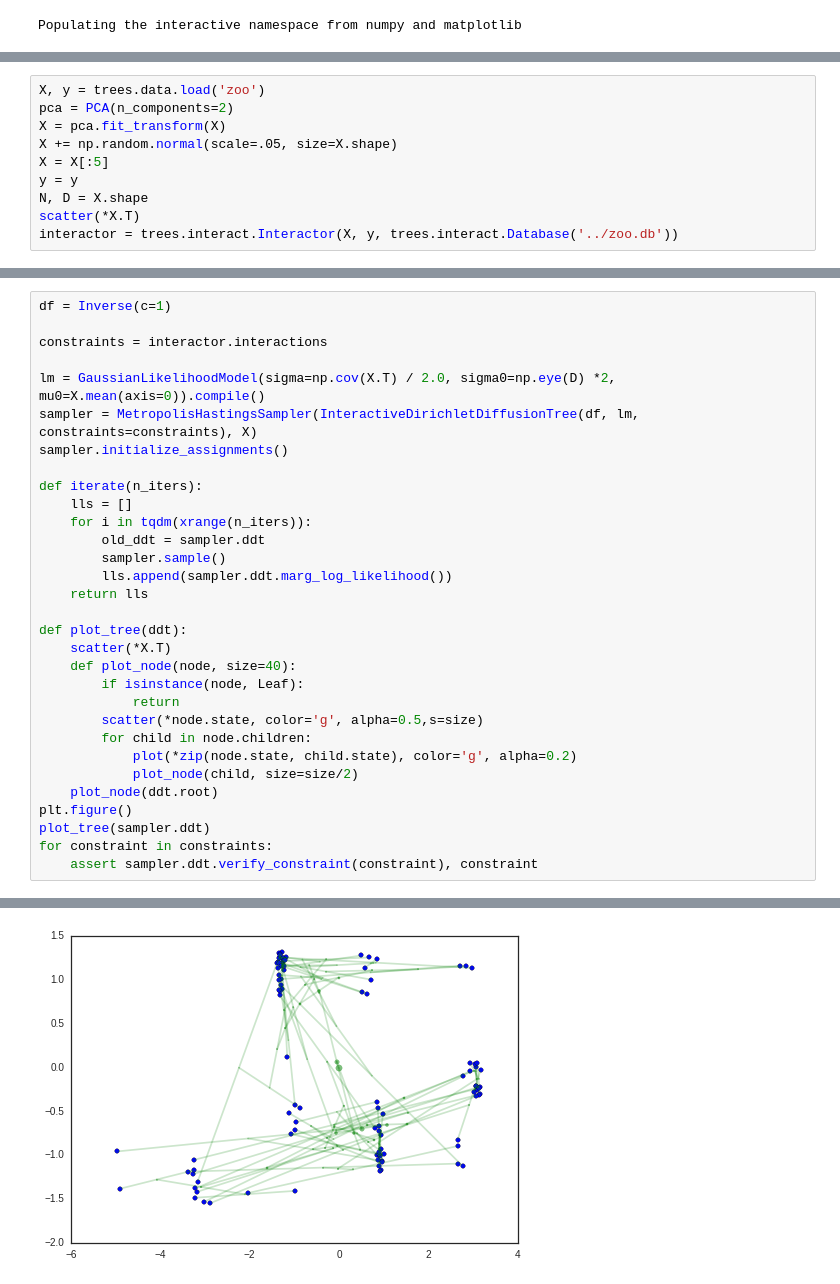
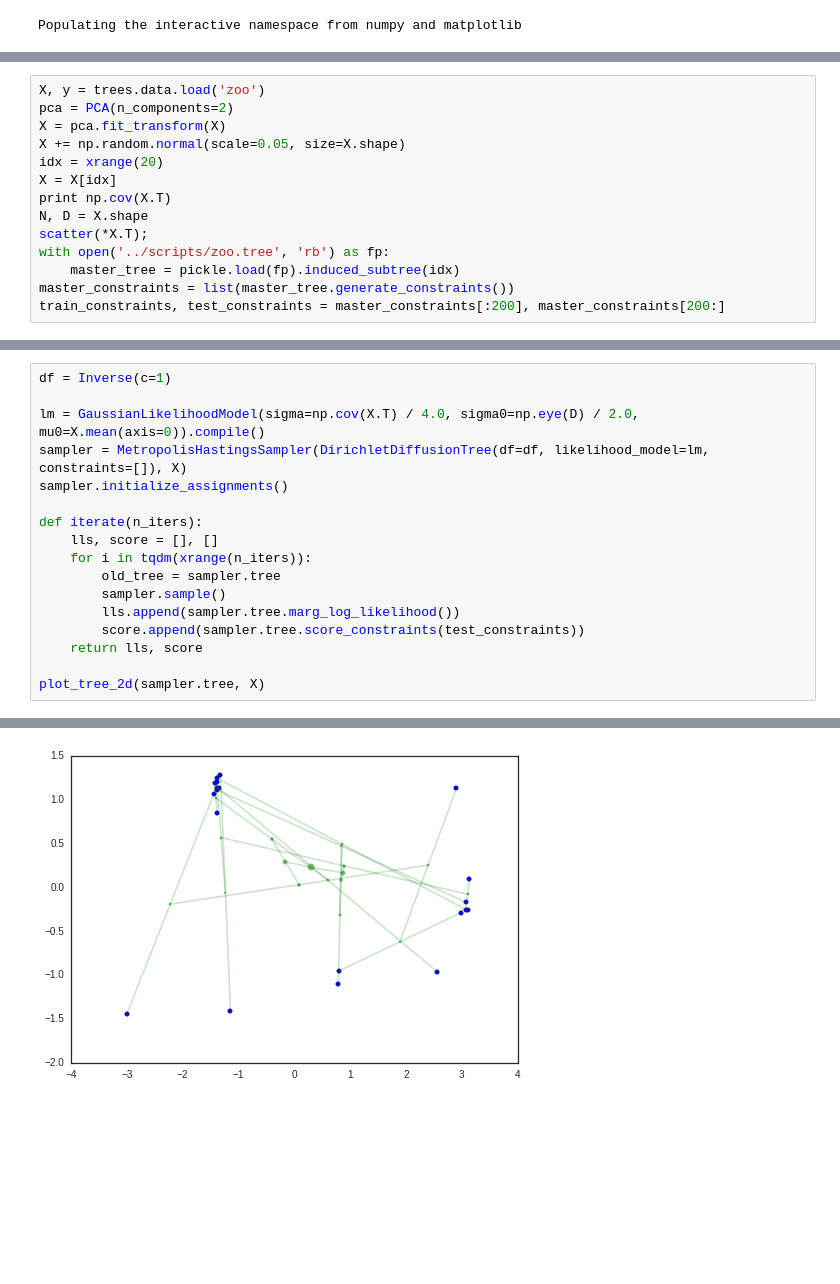
Before and after one commit to sharadmv/trees, a Jupyter notebook: experiments/iDDT Demo.ipynb, the cells around one changed output, grey strips where cells are left out. Drawn from its saved outputs; the diff is of its cells as text; blank space fills up the shorter version.

```diff
--- a/experiments/iDDT Demo.ipynb
+++ b/experiments/iDDT Demo.ipynb
@@ -18,10 +24,14 @@ from sklearn.decomposition import PCA
 X, y = trees.data.load('zoo')
 pca = PCA(n_components=2)
 X = pca.fit_transform(X)
-X += np.random.normal(scale=.05, size=X.shape)
-X = X[:5]
-y = y
+X += np.random.normal(scale=0.05, size=X.shape)
+idx = xrange(20)
+X = X[idx]
+print np.cov(X.T)
 N, D = X.shape
-scatter(*X.T)
-interactor = trees.interact.Interactor(X, y, trees.interact.Database('../zoo.db'))
+scatter(*X.T);
+with open('../scripts/zoo.tree', 'rb') as fp:
+    master_tree = pickle.load(fp).induced_subtree(idx)
+master_constraints = list(master_tree.generate_constraints())
+train_constraints, test_constraints = master_constraints[:200], master_constraints[200:]
 # %% [output]
@@ -29,34 +41,20 @@ interactor = trees.interact.Interactor(X, y, trees.interact.Database('../zoo.db'
 # %%
 df = Inverse(c=1)
 
-constraints = interactor.interactions
-
-lm = GaussianLikelihoodModel(sigma=np.cov(X.T) / 2.0, sigma0=np.eye(D) *2, mu0=X.mean(axis=0)).compile()
-sampler = MetropolisHastingsSampler(InteractiveDirichletDiffusionTree(df, lm, constraints=constraints), X)
+lm = GaussianLikelihoodModel(sigma=np.cov(X.T) / 4.0, sigma0=np.eye(D) / 2.0, mu0=X.mean(axis=0)).compile()
+sampler = MetropolisHastingsSampler(DirichletDiffusionTree(df=df, likelihood_model=lm, constraints=[]), X)
 sampler.initialize_assignments()
 
 def iterate(n_iters):
-    lls = []
+    lls, score = [], []
     for i in tqdm(xrange(n_iters)):
-        old_ddt = sampler.ddt
+        old_tree = sampler.tree
         sampler.sample()
-        lls.append(sampler.ddt.marg_log_likelihood())
-    return lls
+        lls.append(sampler.tree.marg_log_likelihood())
+        score.append(sampler.tree.score_constraints(test_constraints))
+    return lls, score
 
-def plot_tree(ddt):
-    scatter(*X.T)
-    def plot_node(node, size=40):
-        if isinstance(node, Leaf):
-            return
-        scatter(*node.state, color='g', alpha=0.5,s=size)
-        for child in node.children:
-            plot(*zip(node.state, child.state), color='g', alpha=0.2)
-            plot_node(child, size=size/2)
-    plot_node(ddt.root)
-plt.figure()
-plot_tree(sampler.ddt)
-for constraint in constraints:
-    assert sampler.ddt.verify_constraint(constraint), constraint
+plot_tree_2d(sampler.tree, X)
 # %% [output]
 INFO:root:Compiling <Inverse> object...
 INFO:root:Done compiling <Inverse> object.
@@ -65 +65 @@ INFO:root:Done compiling <GaussianLikelihoodModel> object.
-[figure, old version]
+[figure, new version]
```
Also changed, not shown: parts of 17 cells of this notebook, 8 other files.
